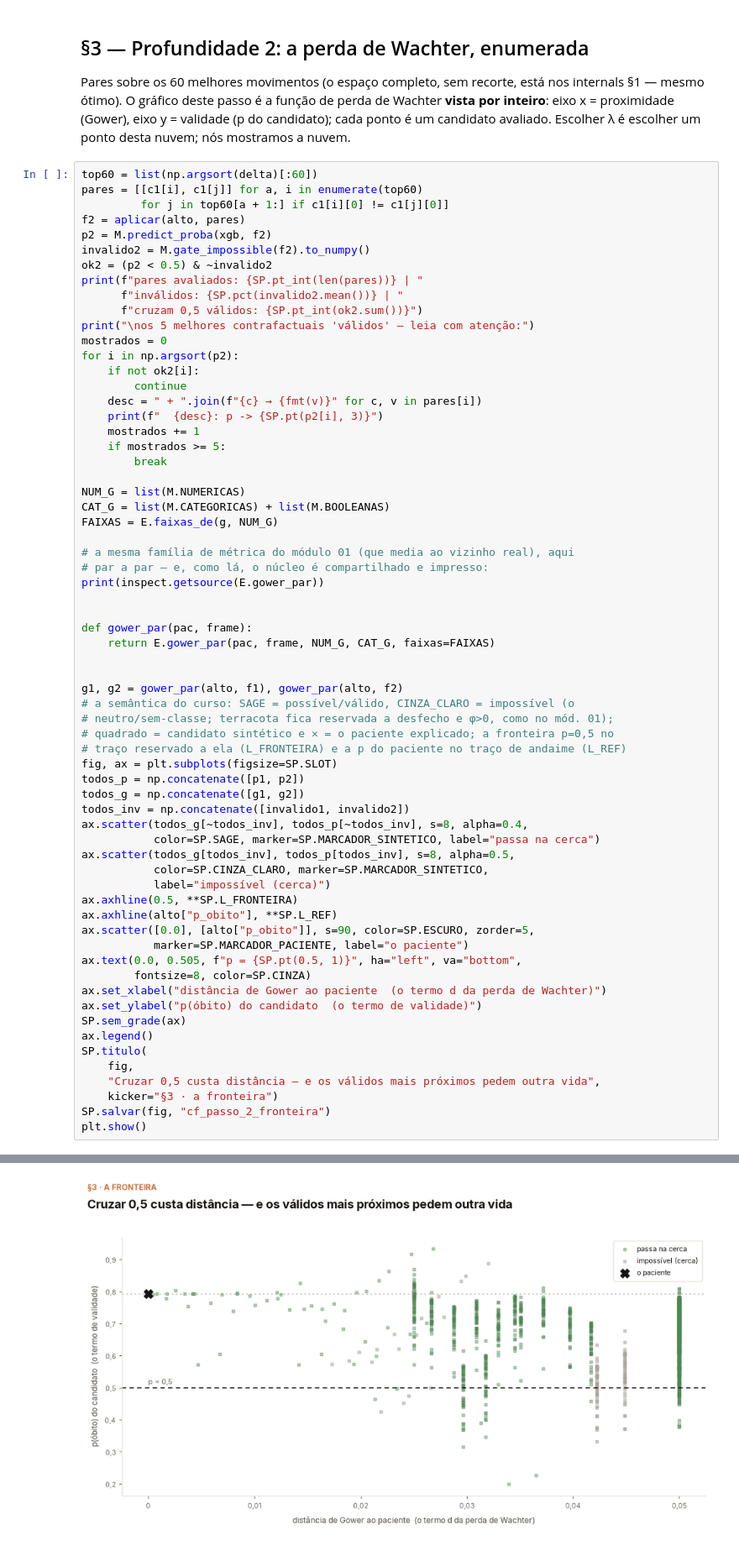
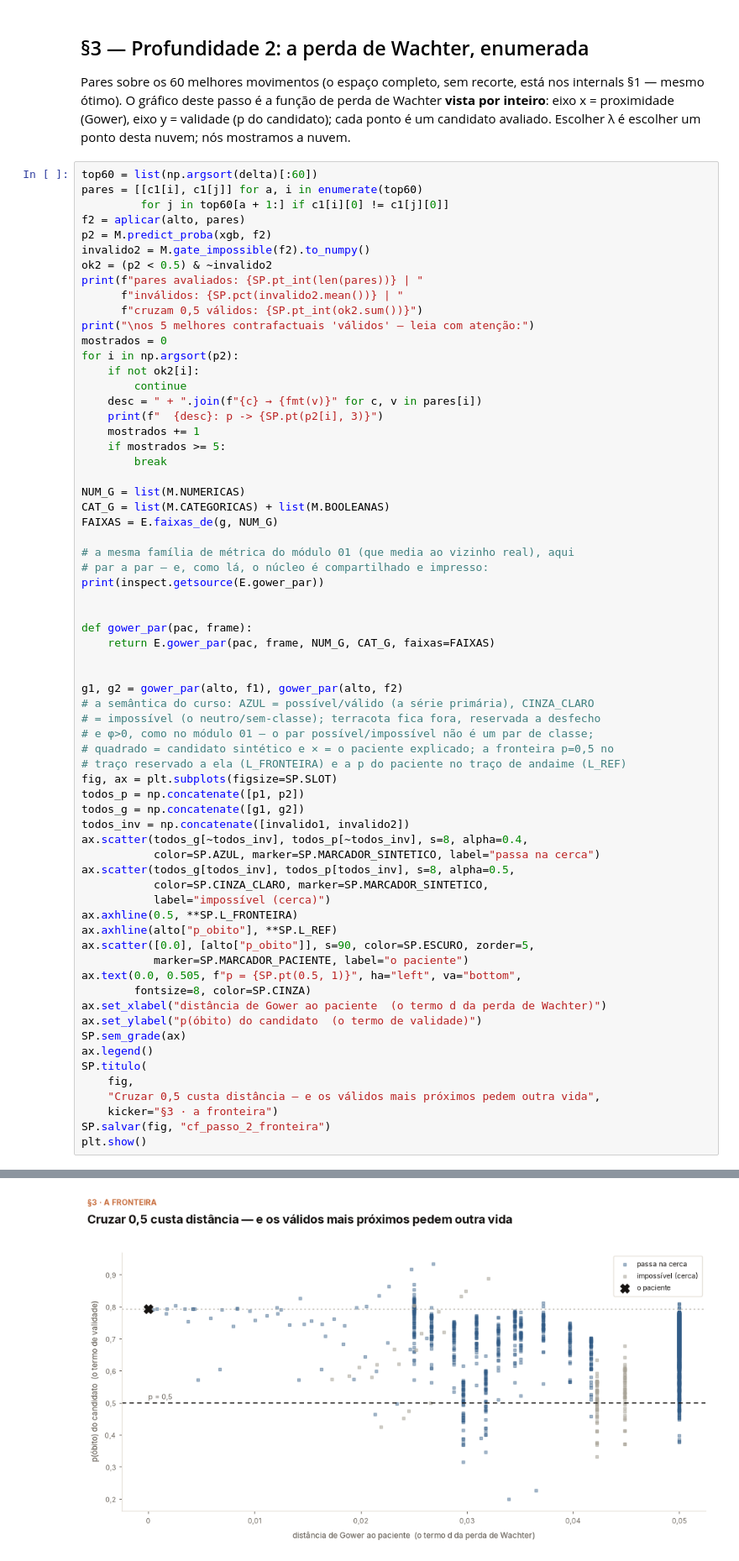
Before and after one commit to wbendinelli/interpretable-ml-lectures, a Jupyter notebook: modules/04-counterfactual/notebooks/cf_walkthrough.ipynb, the cells around one changed output, grey strips where cells are left out. Shown at 84% size. Cells and saved outputs as stored; diff of their text form.

```diff
--- a/modules/04-counterfactual/notebooks/cf_walkthrough.ipynb
+++ b/modules/04-counterfactual/notebooks/cf_walkthrough.ipynb
@@ -361,8 +361,9 @@ def gower_par(pac, frame):
 
 
 g1, g2 = gower_par(alto, f1), gower_par(alto, f2)
-# a semântica do curso: SAGE = possível/válido, CINZA_CLARO = impossível (o
-# neutro/sem-classe; terracota fica reservada a desfecho e φ>0, como no mód. 01);
+# a semântica do curso: AZUL = possível/válido (a série primária), CINZA_CLARO
+# = impossível (o neutro/sem-classe); terracota fica fora, reservada a desfecho
+# e φ>0, como no módulo 01 — o par possível/impossível não é um par de classe;
 # quadrado = candidato sintético e ✕ = o paciente explicado; a fronteira p=0,5 no
 # traço reservado a ela (L_FRONTEIRA) e a p do paciente no traço de andaime (L_REF)
 fig, ax = plt.subplots(figsize=SP.SLOT)
@@ -370,7 +371,7 @@ todos_p = np.concatenate([p1, p2])
 todos_g = np.concatenate([g1, g2])
 todos_inv = np.concatenate([invalido1, invalido2])
 ax.scatter(todos_g[~todos_inv], todos_p[~todos_inv], s=8, alpha=0.4,
-           color=SP.SAGE, marker=SP.MARCADOR_SINTETICO, label="passa na cerca")
+           color=SP.AZUL, marker=SP.MARCADOR_SINTETICO, label="passa na cerca")
 ax.scatter(todos_g[todos_inv], todos_p[todos_inv], s=8, alpha=0.5,
            color=SP.CINZA_CLARO, marker=SP.MARCADOR_SINTETICO,
            label="impossível (cerca)")
@@ -381,34 +382,34 @@ ax.scatter([0.0], [alto["p_obito"]], s=90, color=SP.ESCURO, zorder=5,
 ax.text(0.0, 0.505, f"p = {SP.pt(0.5, 1)}", ha="left", va="bottom",
         fontsize=8, color=SP.CINZA)
 ax.set_xlabel("distância de Gower ao paciente  (o termo d da perda de Wachter)")
 ax.set_ylabel("p(óbito) do candidato  (o termo de validade)")
 SP.sem_grade(ax)
 ax.legend()
 SP.titulo(
     fig,
     "Cruzar 0,5 custa distância — e os válidos mais próximos pedem outra vida",
     kicker="§3 · a fronteira")
 SP.salvar(fig, "cf_passo_2_fronteira")
 plt.show()
 # %% [output]
 pares avaliados: 1.691 | inválidos: 6,5% | cruzam 0,5 válidos: 68
 
 os 5 melhores contrafactuais 'válidos' — leia com atenção:
   meses_desde_mar2020 → 6,0 + n_doses_antes_do_sintoma → 0,0: p -> 0,199
   meses_desde_mar2020 → 0,0 + n_doses_antes_do_sintoma → 0,0: p -> 0,226
   saturacao → nao + idade_anos → 10,0: p -> 0,316
   saturacao → nao + idade_anos → 0,0: p -> 0,346
   idade_anos → 10,0 + imunodepre → nao: p -> 0,368
 def gower_par(
     pac: pd.Series,
     frame: pd.DataFrame,
     num_cols,
 ... (19 lines left out)
         d += (frame[c].astype(str).to_numpy() != str(pac[c])).astype(float)
     return d / (len(num_cols) + len(cat_cols))
 
 figura: figures_generated/cf_passo_2_fronteira.png
-[figure, old version]
+[figure, new version]
 # %% [markdown]
 **O que olhar**
 
```
Also changed, not shown: 3 other files.
